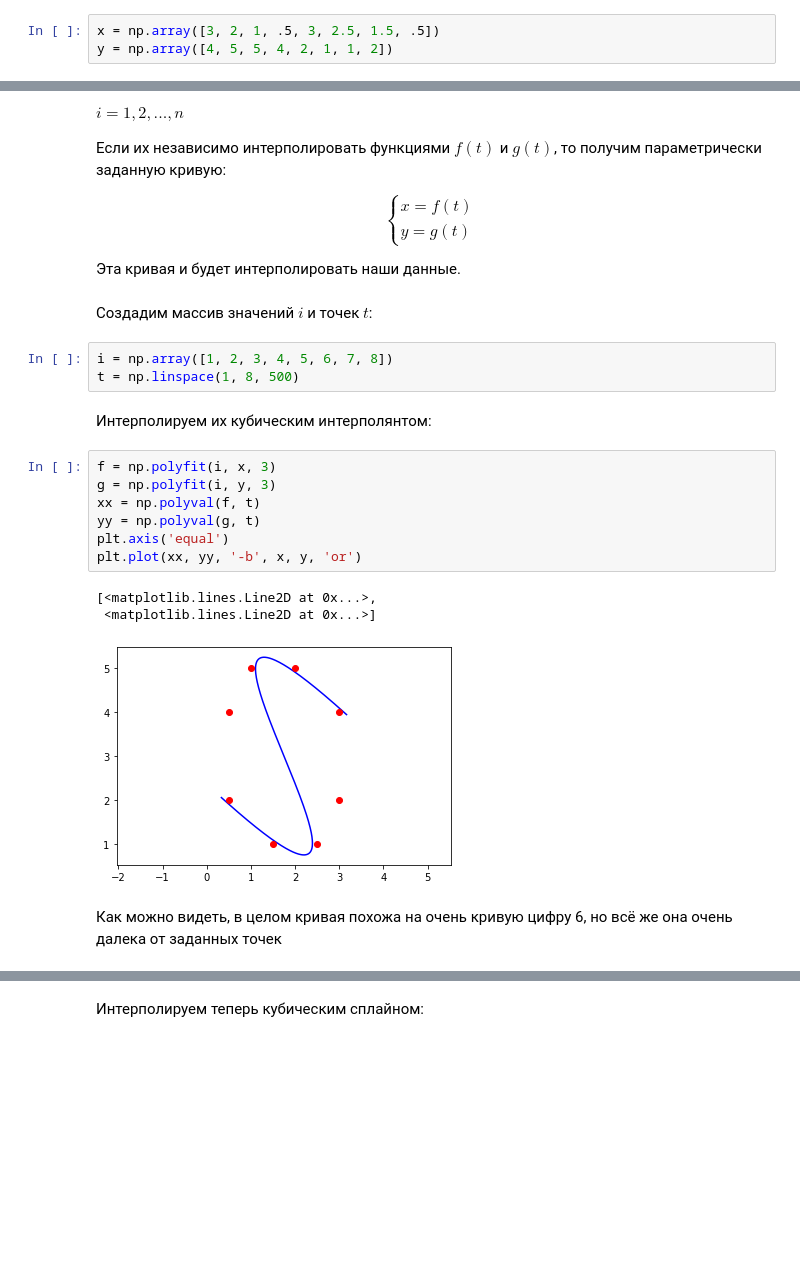
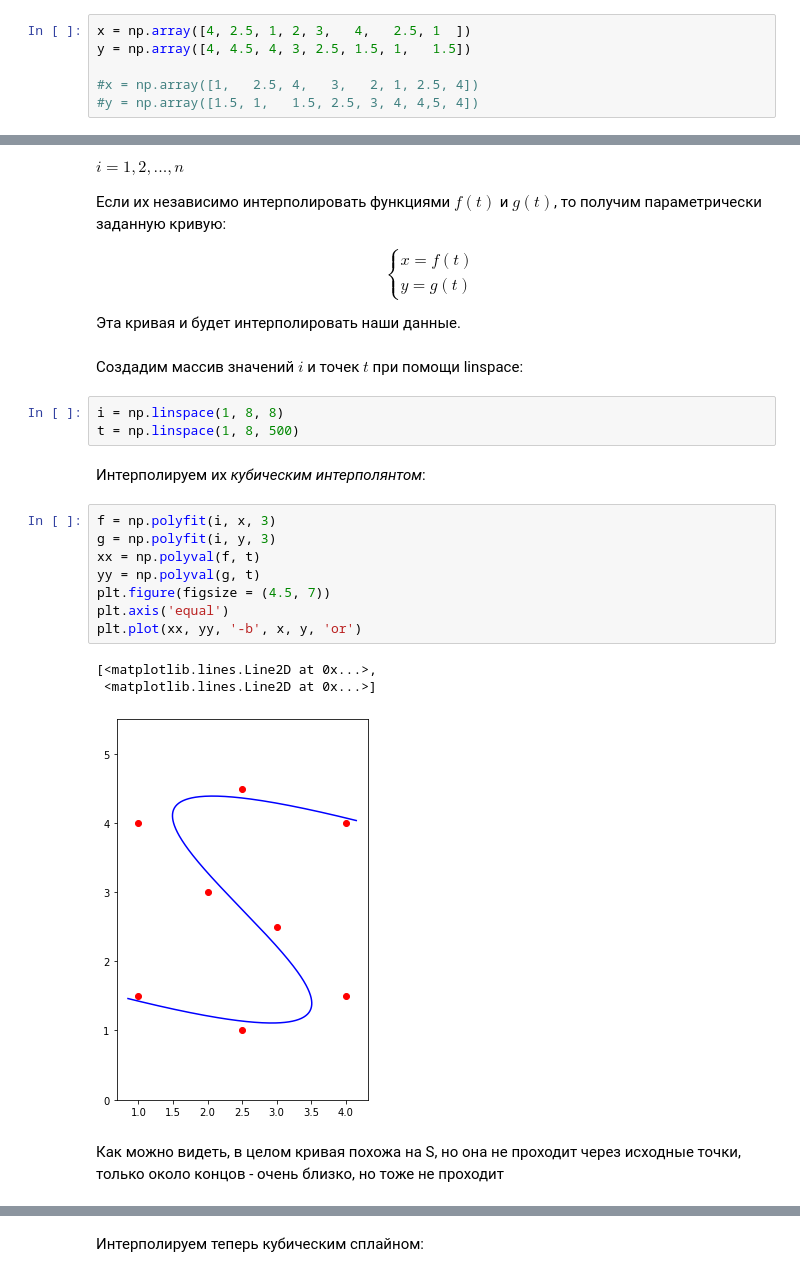
Before and after one commit to KriseevM/SCM_task6, a Jupyter notebook: interpolate.ipynb, the cells around one changed output, grey strips where cells are left out. Drawn from its saved outputs; the diff is of its cells as text; blank space fills up the shorter version.

```diff
--- a/interpolate.ipynb
+++ b/interpolate.ipynb
@@ -26,5 +25,8 @@ from numpy.polynomial.polynomial import Polynomial as poly
 from scipy import interpolate
 %matplotlib inline
 # %%
-x = np.array([3, 2, 1, .5, 3, 2.5, 1.5, .5])
-y = np.array([4, 5, 5, 4, 2, 1, 1, 2])
+x = np.array([4, 2.5, 1, 2, 3,   4,   2.5, 1  ])
+y = np.array([4, 4.5, 4, 3, 2.5, 1.5, 1,   1.5])
+
+#x = np.array([1,   2.5, 4,   3,   2, 1, 2.5, 4])
+#y = np.array([1.5, 1,   1.5, 2.5, 3, 4, 4,5, 4])
@@ -53,22 +59,23 @@ $$
 
 Эта кривая и будет интерполировать наши данные.
 # %% [markdown]
-Создадим массив значений $i$ и точек $t$:
+Создадим массив значений $i$ и точек $t$ при помощи linspace:
 # %%
-i = np.array([1, 2, 3, 4, 5, 6, 7, 8])
+i = np.linspace(1, 8, 8)
 t = np.linspace(1, 8, 500)
 # %% [markdown]
-Интерполируем их кубическим интерполянтом:
+Интерполируем их _кубическим интерполянтом_:
 # %%
 f = np.polyfit(i, x, 3)
 g = np.polyfit(i, y, 3)
 xx = np.polyval(f, t)
 yy = np.polyval(g, t)
+plt.figure(figsize = (4.5, 7))
 plt.axis('equal')
 plt.plot(xx, yy, '-b', x, y, 'or')
 # %% [output]
 [<matplotlib.lines.Line2D at 0x...>,
  <matplotlib.lines.Line2D at 0x...>]
-[figure, old version]
+[figure, new version]
-# %% [markdown]
-Как можно видеть, в целом кривая похожа на очень кривую цифру 6, но всё же она очень далека от заданных точек
+# %% [markdown]
+Как можно видеть, в целом кривая похожа на S, но она не проходит через исходные точки, только около концов - очень близко, но тоже не проходит
```
Also changed, not shown: parts of 28 cells of this notebook.
